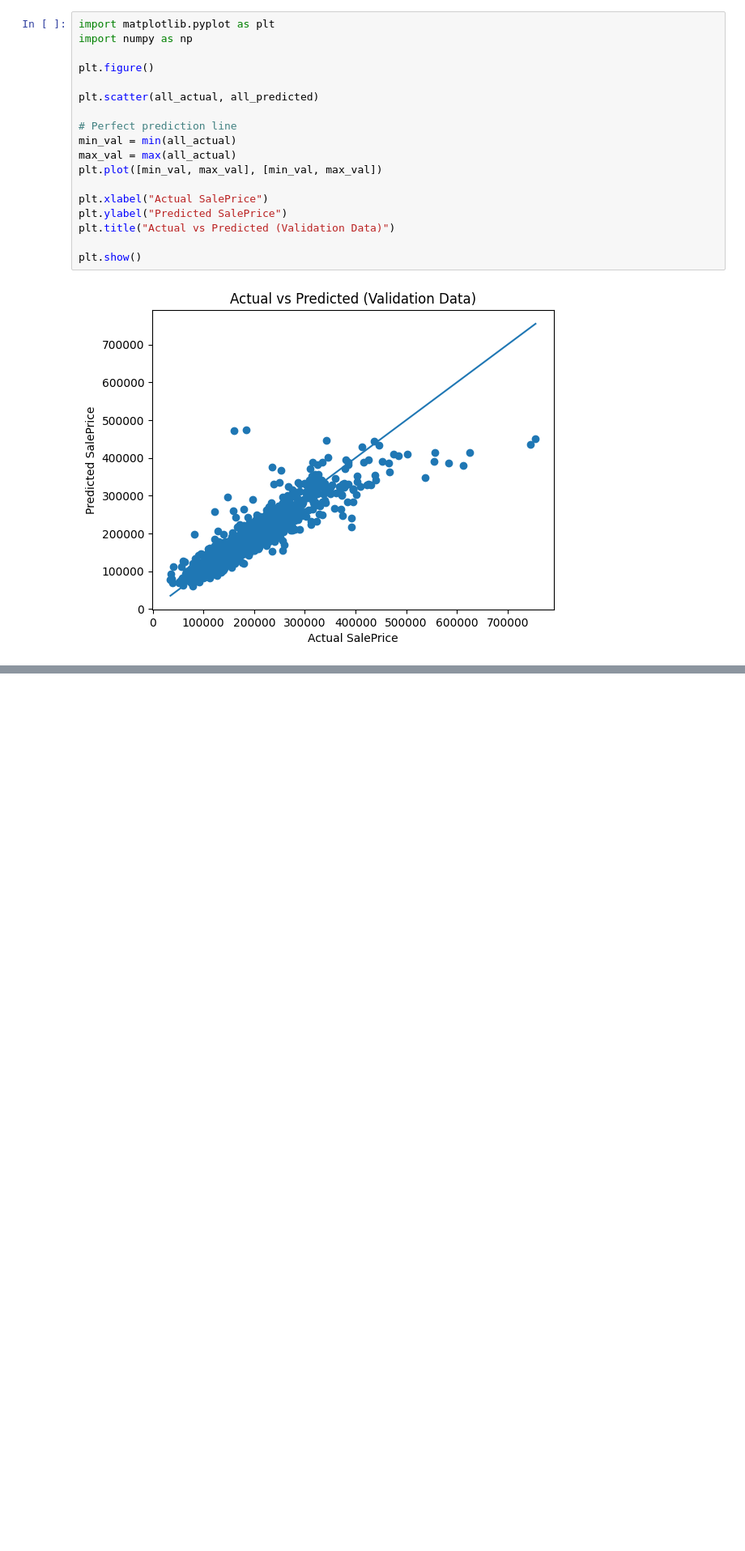
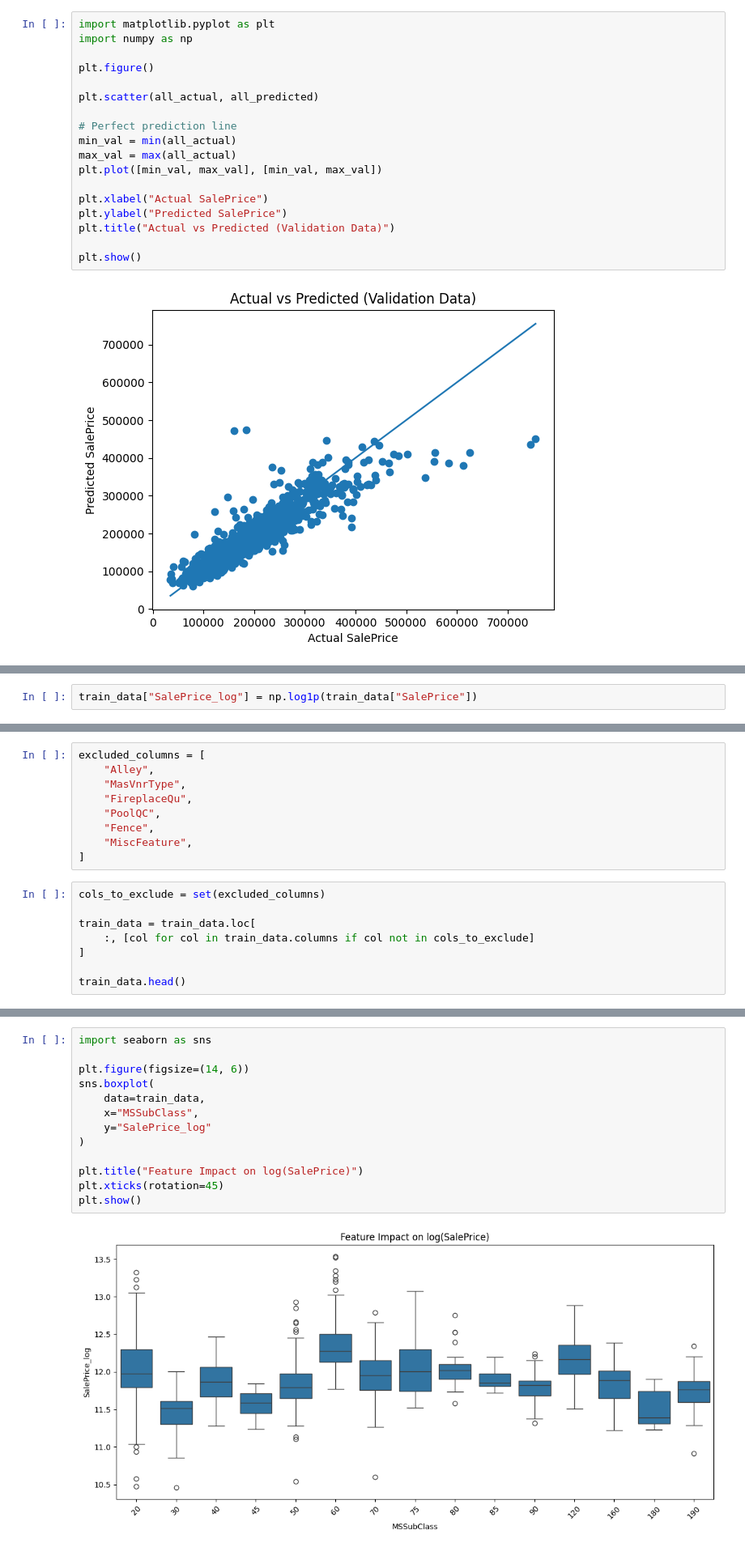
Before and after one commit to HarisLania/ml-playground, a Jupyter notebook: HousePricesPrediction/main.ipynb, the cells around one changed output, grey strips where cells are left out. Shown at 81% size. Cells and saved outputs as stored; diff of their text form; blank space fills up the shorter version.

```diff
--- a/HousePricesPrediction/main.ipynb
+++ b/HousePricesPrediction/main.ipynb
@@ -740,3 +746,5 @@ plt.show()
+# %%
+train_data["SalePrice_log"] = np.log1p(train_data["SalePrice"])
 # %%
 train_data.info()
 # %% [output]
@@ -759,0 +768,17 @@ memory usage: 924.0 KB
+# %%
+excluded_columns = [
+    "Alley",
+    "MasVnrType",
+    "FireplaceQu",
+    "PoolQC",
+    "Fence",
+    "MiscFeature",
+]
+# %%
+cols_to_exclude = set(excluded_columns)
+
+train_data = train_data.loc[
+    :, [col for col in train_data.columns if col not in cols_to_exclude]
+]
+
+train_data.head()
@@ -759,0 +812,15 @@ memory usage: 924.0 KB
+# %%
+import seaborn as sns
+
+plt.figure(figsize=(14, 6))
+sns.boxplot(
+    data=train_data,
+    x="MSSubClass",
+    y="SalePrice_log"
+)
+
+plt.title("Feature Impact on log(SalePrice)")
+plt.xticks(rotation=45)
+plt.show()
+# %% [output]
+[figure, added]
```
Also changed, not shown: parts of 25 cells of this notebook.
